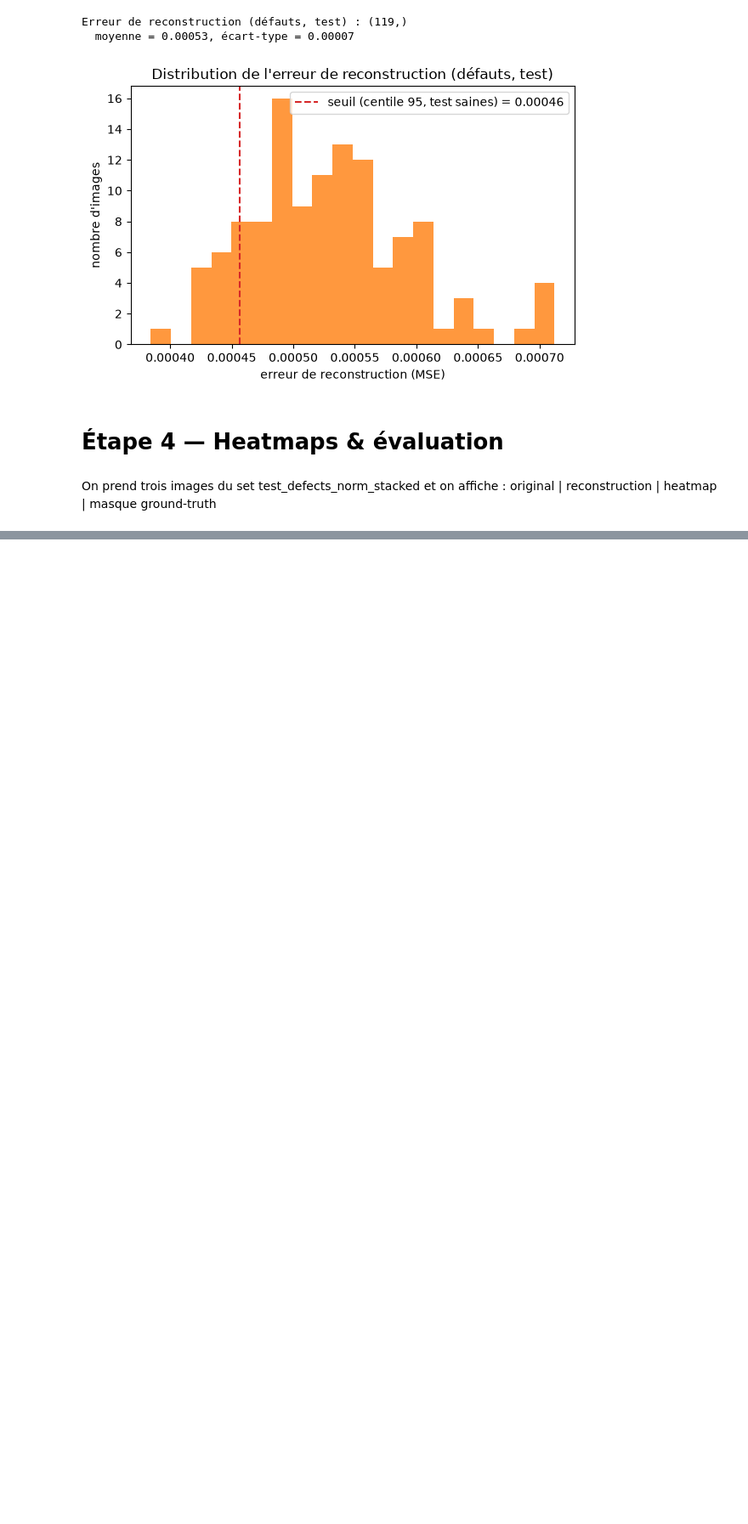
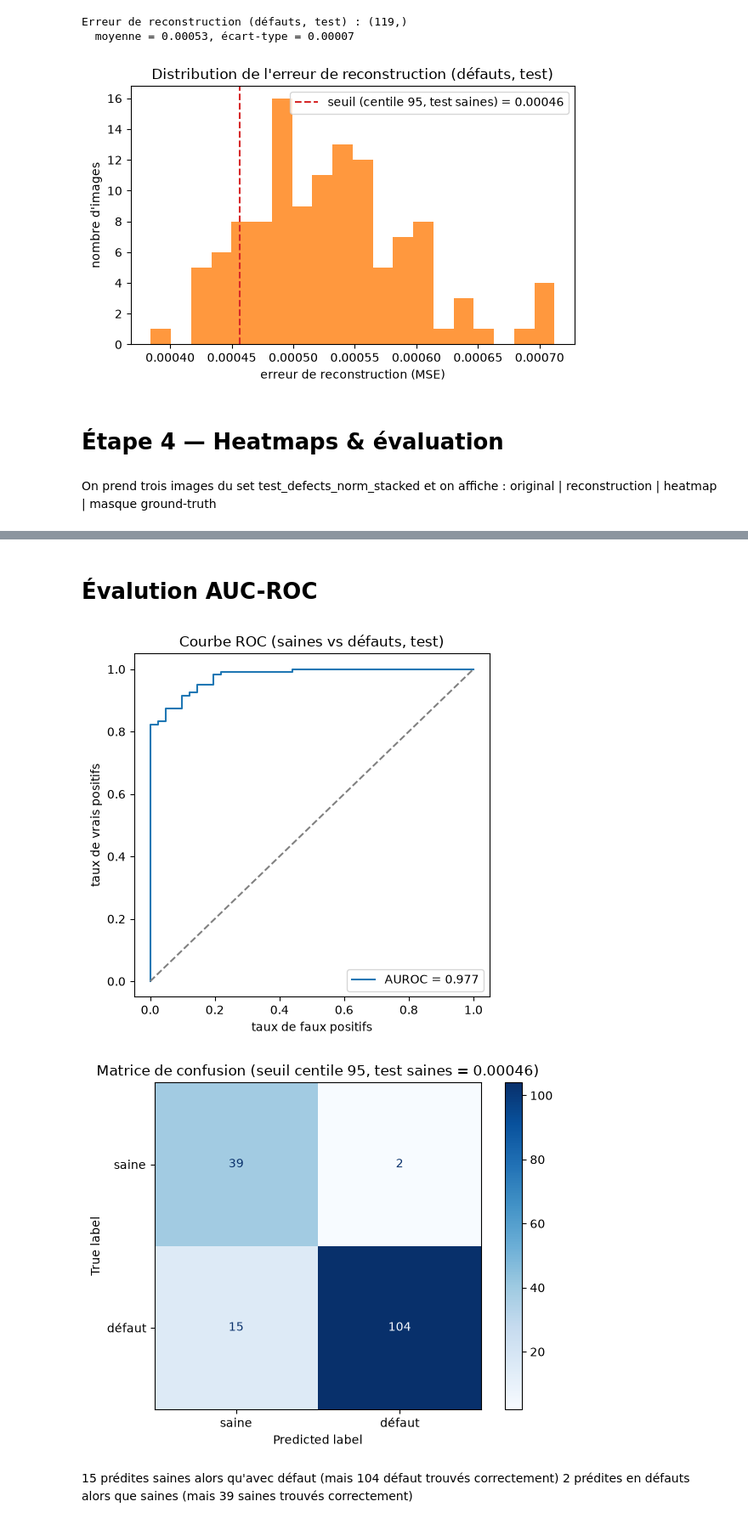
Before and after one commit to kenji21/indusense_tp, a Jupyter notebook: deep-learning/tp_deep_learning.ipynb, the cells around one changed output, grey strips where cells are left out. Shown at 85% size. Cells and saved outputs as stored; diff of their text form; code cells hidden in the pictures; blank space fills up the shorter version.

```diff
--- a/deep-learning/tp_deep_learning.ipynb
+++ b/deep-learning/tp_deep_learning.ipynb
@@ -351,0 +354,34 @@ plt.show()
+# %% [markdown]
+# Évalution AUC-ROC
+# %%
+from sklearn.metrics import ConfusionMatrixDisplay, auc, confusion_matrix, roc_curve
+
+y_true = np.concatenate([np.zeros(len(errors_test_good)), np.ones(len(errors_test_defects))])
+y_score = np.concatenate([errors_test_good, errors_test_defects])
+
+fpr, tpr, _ = roc_curve(y_true, y_score)
+roc_auc = auc(fpr, tpr)
+
+plt.figure(figsize=(5, 5))
+plt.plot(fpr, tpr, label=f'AUROC = {roc_auc:.3f}')
+plt.plot([0, 1], [0, 1], linestyle='--', color='gray')
+plt.xlabel('taux de faux positifs')
+plt.ylabel('taux de vrais positifs')
+plt.title('Courbe ROC (saines vs défauts, test)')
+plt.legend()
+plt.tight_layout()
+plt.show()
+
+y_pred = (y_score > threshold_p95_test).astype(int)
+cm = confusion_matrix(y_true, y_pred)
+
+ConfusionMatrixDisplay(cm, display_labels=['saine', 'défaut']).plot(cmap='Blues')
+plt.title(f'Matrice de confusion (seuil centile 95, test saines = {threshold_p95_test:.5f})')
+plt.tight_layout()
+plt.show()
+# %% [output]
+[figure, added]
+[figure, added]
+# %% [markdown]
+15 prédites saines alors qu'avec défaut (mais 104 défaut trouvés correctement)
+2 prédites en défauts alors que saines (mais 39 saines trouvés correctement)
```
Also changed, not shown: parts of 1 cell of this notebook.
